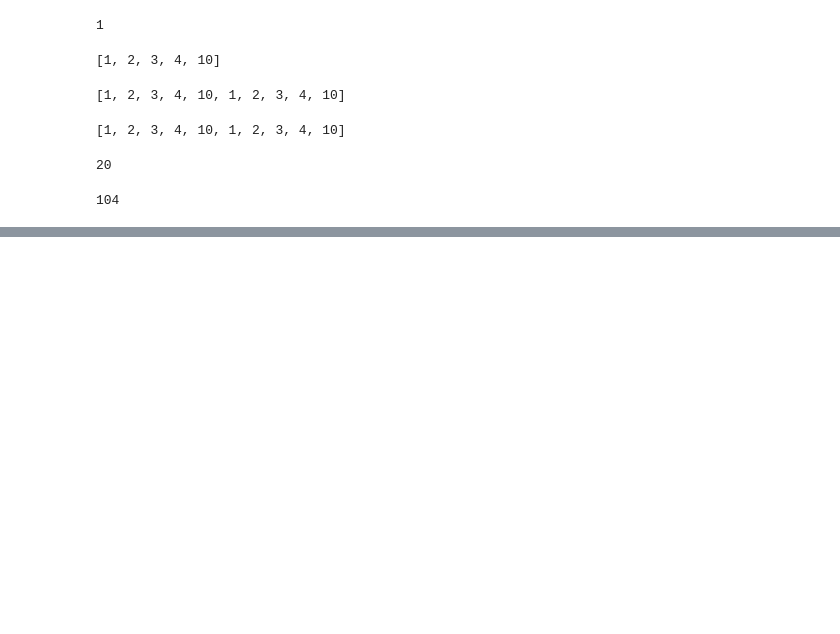
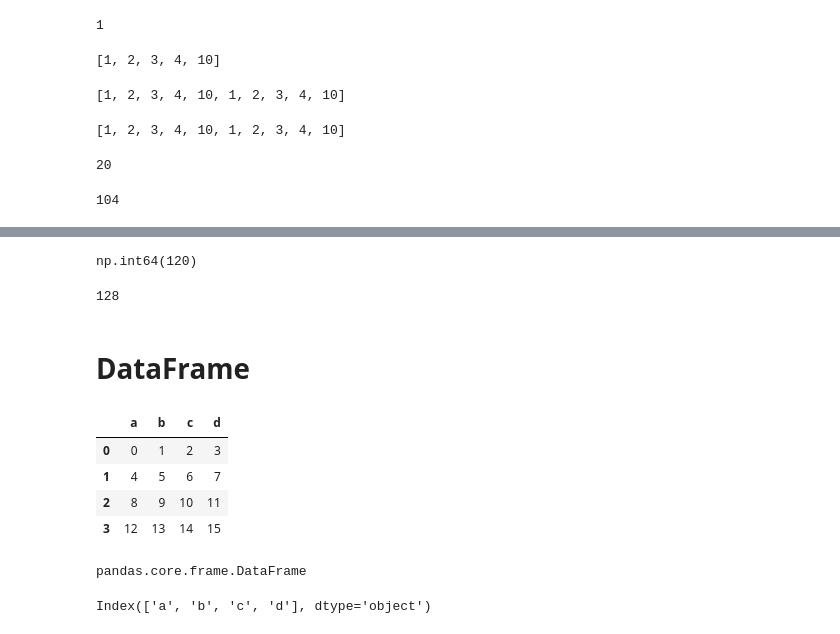
Before and after one commit to Saifullah785/python-for-finance-notes, a Jupyter notebook: Chapter_06_Object_Oriented_Programming/Chapter_06_Object_Oriented_Programming.ipynb, the cells around one changed output, grey strips where cells are left out. Drawn from its saved outputs; the diff is of its cells as text; code cells hidden in the pictures; blank space fills up the shorter version.

Commit message:
Created using Colab while practicing code on chapter 06, and topics covered on ndarray and dataframe

```diff
--- a/Chapter_06_Object_Oriented_Programming/Chapter_06_Object_Oriented_Programming.ipynb
+++ b/Chapter_06_Object_Oriented_Programming/Chapter_06_Object_Oriented_Programming.ipynb
@@ -127,0 +133,3 @@ l.__sizeof__()
+# %%
+# Creates a 4x4 NumPy array 'a' with values ranging from 0 to 15.
+a = np.arange(16).reshape((4, 4))
@@ -127,0 +193,12 @@ l.__sizeof__()
+# %%
+# Calculates and displays the sum of all elements in the NumPy array 'a' using the NumPy sum function.
+np.sum(a)
+# %% [output]
+np.int64(120)
+# %%
+# Displays the memory size of the NumPy array object 'a' in bytes.
+a.__sizeof__()
+# %% [output]
+128
+# %% [markdown]
+# **DataFrame**
@@ -127,0 +208,23 @@ l.__sizeof__()
+# %%
+# Creates a pandas DataFrame named 'df' from the NumPy array 'a'.
+# The columns of the DataFrame are labeled 'a', 'b', 'c', and 'd'.
+df = pd.DataFrame(a, columns=list('abcd'))
+# %%
+# Displays the entire DataFrame 'df'.
+df
+# %% [output]
+|  | a | b | c | d |
+| 0 | 0 | 1 | 2 | 3 |
+| 1 | 4 | 5 | 6 | 7 |
+| 2 | 8 | 9 | 10 | 11 |
+| 3 | 12 | 13 | 14 | 15 |
+# %%
+# Displays the data type of the 'df' object.
+type(df)
+# %% [output]
+pandas.core.frame.DataFrame
+# %%
+# Displays the column labels of the DataFrame 'df'.
+df.columns
+# %% [output]
+Index(['a', 'b', 'c', 'd'], dtype='object')
```
Also changed, not shown: parts of 18 cells of this notebook.
